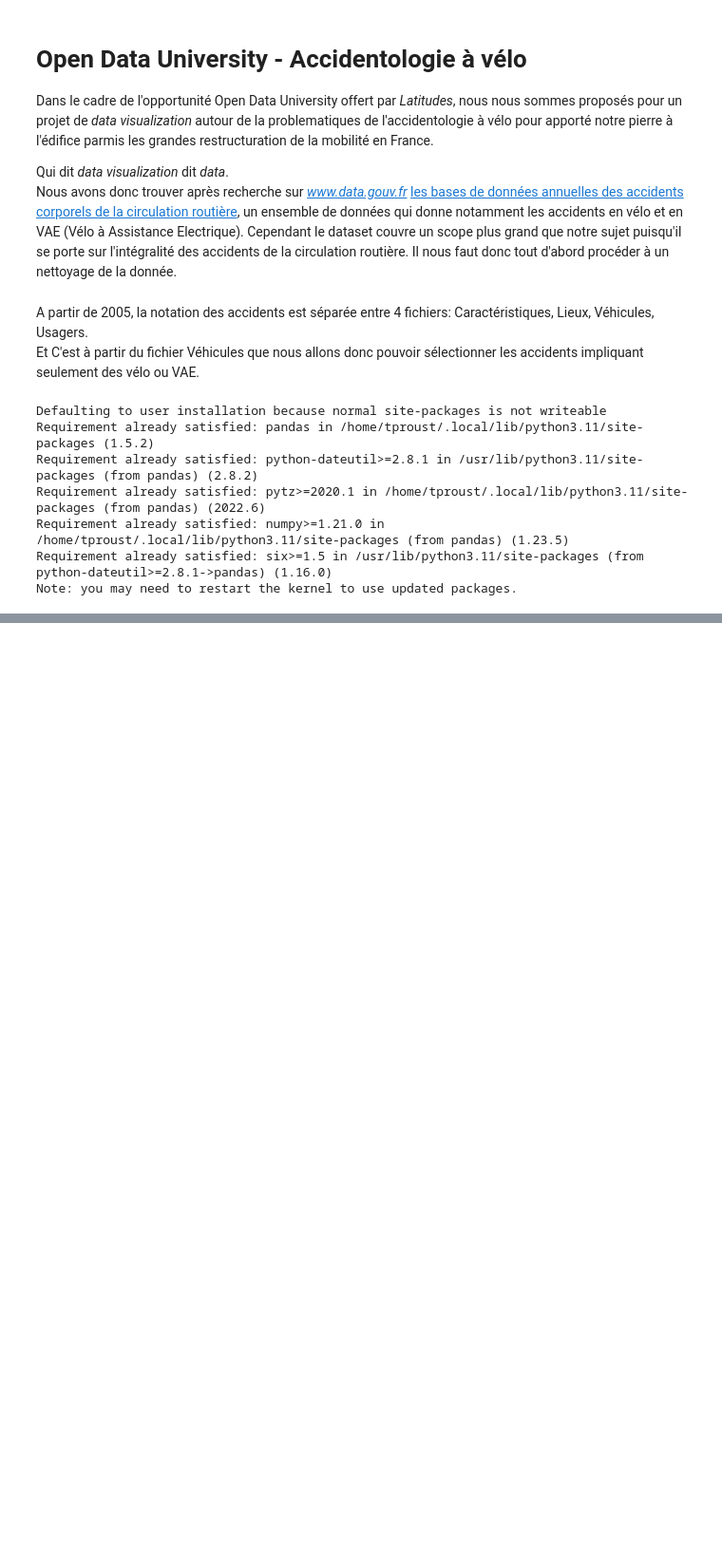
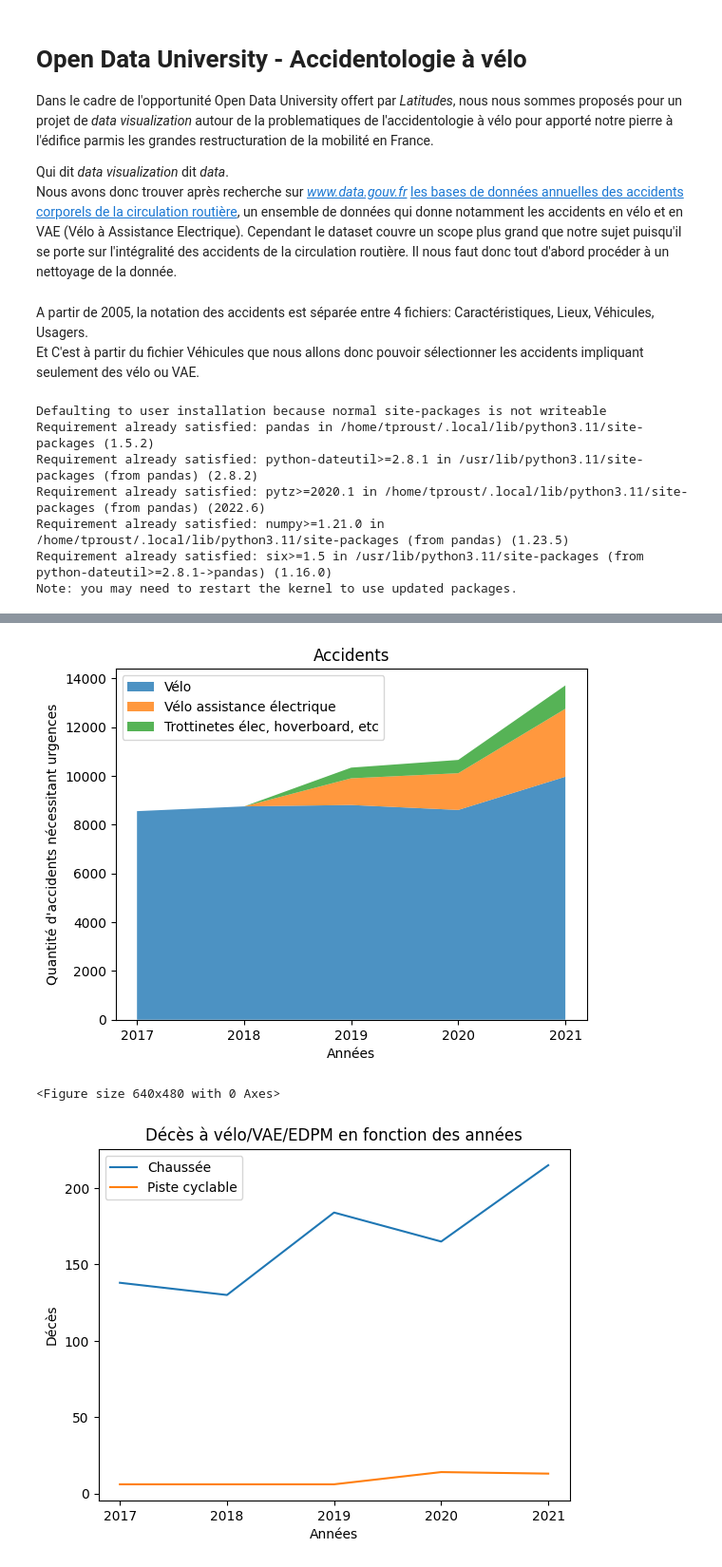
Before and after one commit to TomasProust/ODU-Accidentologie-velo, a Jupyter notebook: dataCleaning.ipynb, the cells around one changed output, grey strips where cells are left out. Shown at 95% size. Drawn from its saved outputs; the diff is of its cells as text; code cells hidden in the pictures; blank space fills up the shorter version.

Commit message:
[ADD] 2017 to 2021 data to dataframe, ploting of df

```diff
--- a/dataCleaning.ipynb
+++ b/dataCleaning.ipynb
@@ -85,0 +134,47 @@ v_c_u_2021_df.to_csv('bicycle_vae_electricScooter_accidents.csv', index=False)
+# %%
+df = pd.read_csv('./bicycle_vae_electricScooter_accidents3.csv', sep=',', on_bad_lines='skip')
+# %%
+def get_sum_list_year(df : pd.DataFrame):
+    return [(df.loc[df['an'] == 2017]).shape[0],
+            (df.loc[df['an'] == 2018]).shape[0],
+            (df.loc[df['an'] == 2019]).shape[0],
+            (df.loc[df['an'] == 2020]).shape[0],
+            (df.loc[df['an'] == 2021]).shape[0]]
+# %%
+def get_graph_accidents_catv():
+    df_velo = df.loc[df['catv'] == 1]
+    df_vae = df.loc[df['catv'] == 50]
+    df_edp = df.loc[df['catv'] == 80]
+    sum_velo = get_sum_list_year(df_velo)
+    sum_vae = get_sum_list_year(df_vae)
+    sum_edp = get_sum_list_year(df_edp)
+    fig, ax = plt.subplots()
+    ax.stackplot(years, sum_velo, sum_vae, sum_edp, labels=['Vélo', 'Vélo assistance électrique', 'Trottinetes élec, hoverboard, etc'], alpha=0.8)
+    ax.legend(loc='upper left')
+    ax.set_title('Accidents')
+    ax.set_xlabel('Années')
+    ax.set_ylabel('Quantité d\'accidents nécessitant urgences')
+    plt.show()
+    plt.savefig('accidents_vélo_vae_edpm_années.png')
+# %%
+def get_graph_deces_infra():
+    df_deces = df.loc[df['grav'] == 2]
+    sum_deces = get_sum_list_year(df_deces)
+    df_deces_chausse = df_deces.loc[(df_deces['situ'] == 1)]
+    sum_deces_chausse = get_sum_list_year(df_deces_chausse)
+    df_deces_piste = df_deces.loc[(df_deces['situ'] == 5)]
+    sum_deces_piste = get_sum_list_year(df_deces_piste)
+    fig, ax = plt.subplots()
+    ax.plot(years, sum_deces_chausse, sum_deces_piste)
+    ax.set(xlabel='Années', ylabel='Décès',
+        title='Décès à vélo/VAE/EDPM en fonction des années')
+    plt.legend(['Chaussée', 'Piste cyclable'])
+    plt.show()
+    fig.savefig("deces_infra_années.png")
+# %%
+get_graph_accidents_catv()
+get_graph_deces_infra()
+# %% [output]
+[figure, added]
+<Figure size 640x480 with 0 Axes>
+[figure, added]
```
Also changed, not shown: parts of 17 cells of this notebook, 6 other files.
